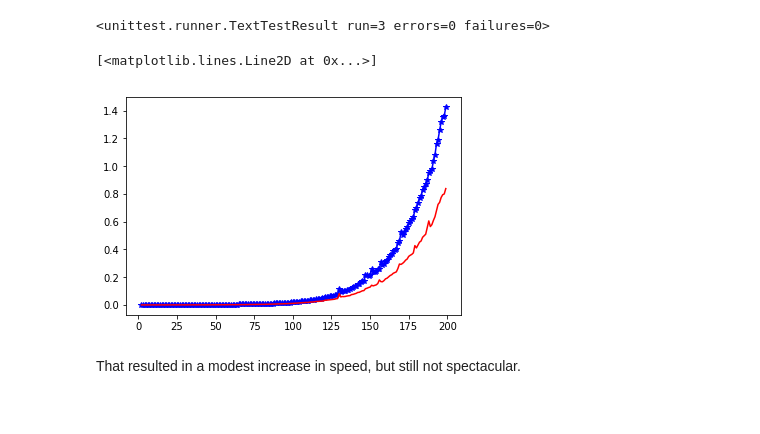
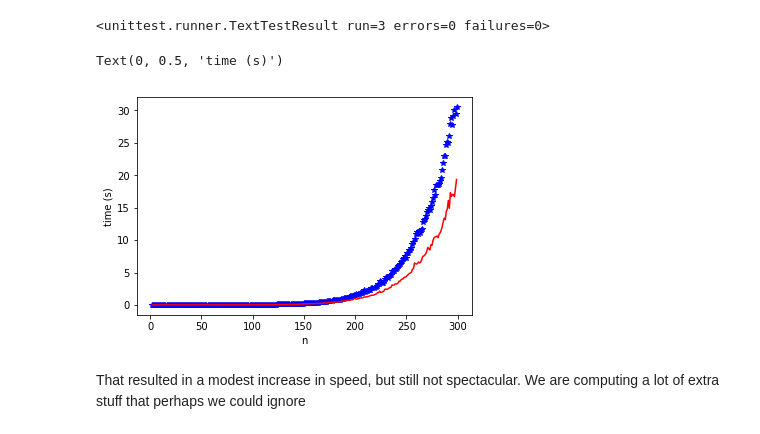
Before and after one commit to azdoherty/algorithms, a Jupyter notebook: ugly_number.ipynb, the cells around one changed output. Drawn from its saved outputs; the diff is of its cells as text; code cells hidden in the pictures.

Commit message:
nice plots

```diff
--- a/ugly_number.ipynb
+++ b/ugly_number.ipynb
@@ -240,10 +239,7 @@ OK
 # %%
 from timeit import default_timer as timer
 
-start = timer()
-end = timer()
-
-ns = np.arange(2, 200)
+ns = np.arange(2, 300)
 t_s1 = np.zeros(ns.shape[0])
 t_s2 = np.zeros(ns.shape[0])
 for i in range(ns.shape[0]):
@@ -258,10 +254,12 @@ for i in range(ns.shape[0]):
     t_s2[i] = s2_end - s2_start
 # %%
 plt.figure()
-plt.plot(ns, t_s1, 'b-*', label='first solution')
+plt.plot(ns, t_s1, 'b*', label='first solution')
 plt.plot(ns, t_s2, 'r-', label='second solution')
+plt.xlabel('n')
+plt.ylabel('time (s)')
 # %% [output]
-[<matplotlib.lines.Line2D at 0x...>]
+Text(0, 0.5, 'time (s)')
-[figure, old version]
+[figure, new version]
 # %% [markdown]
-That resulted in a modest increase in speed, but still not spectacular.
+That resulted in a modest increase in speed, but still not spectacular. We are computing a lot of extra stuff that perhaps we could ignore
```
Also changed, not shown: parts of 4 cells of this notebook.
